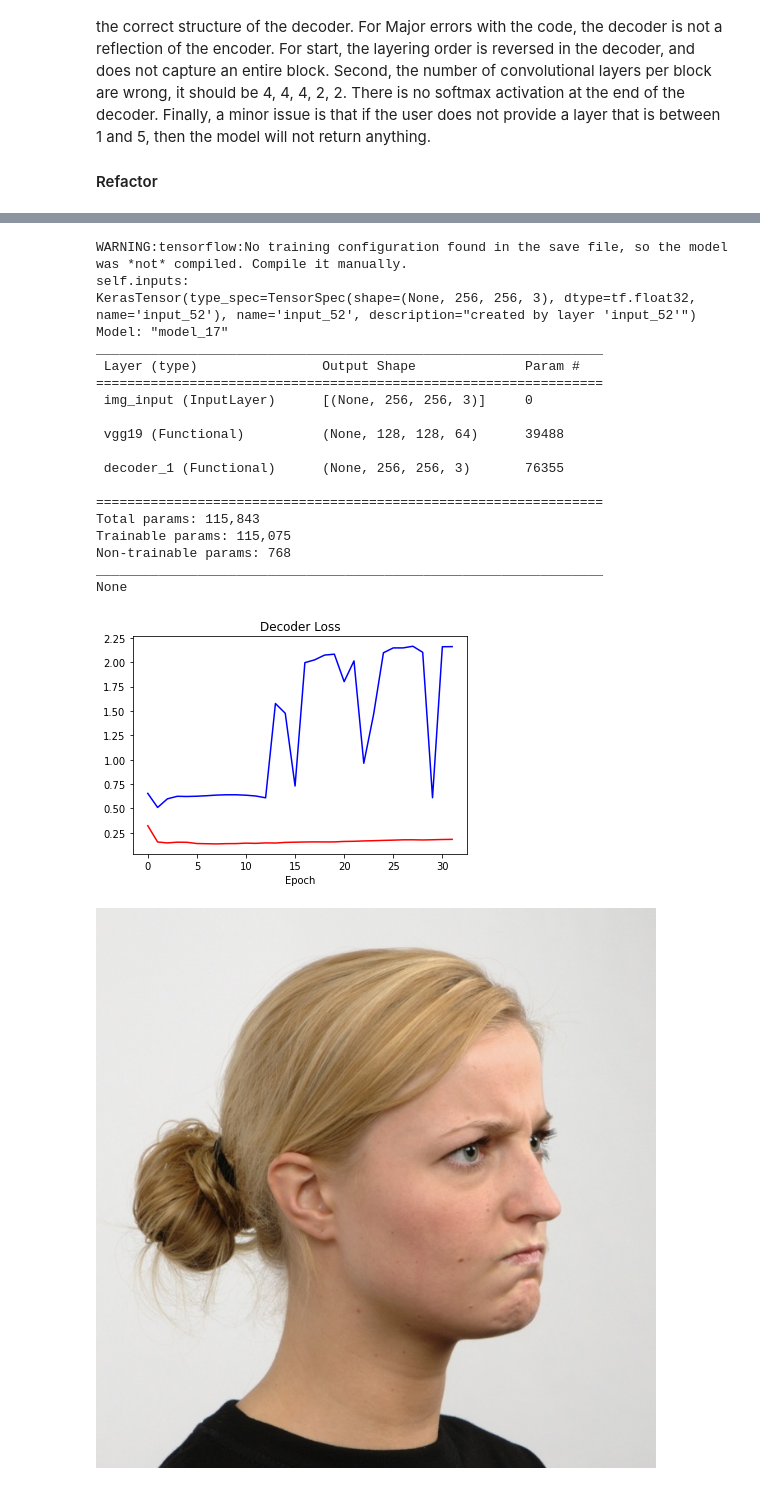
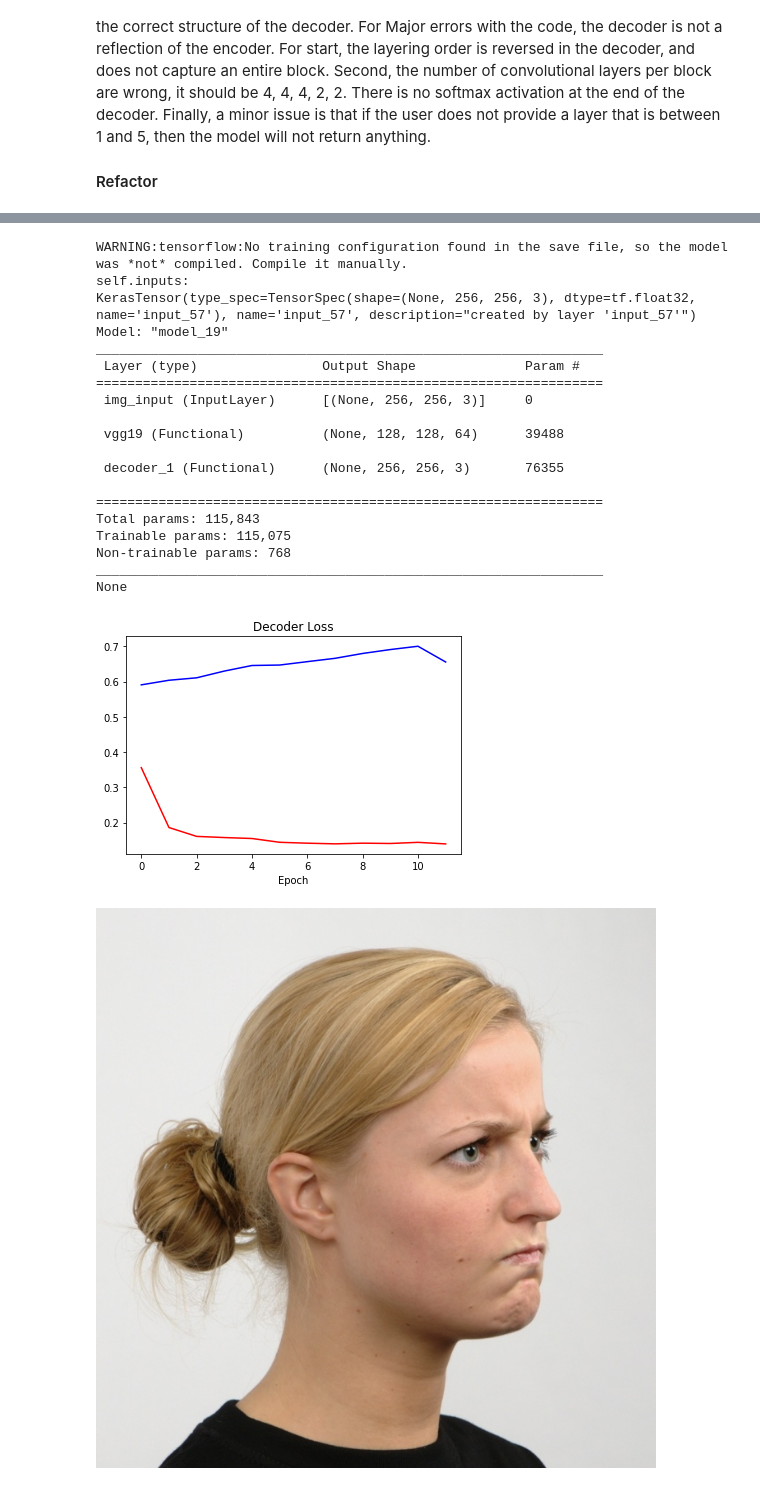
Before and after one commit to LJK150030/ML_NN, a Jupyter notebook: Lab3/Lab3.ipynb, the cells around one changed output, grey strips where cells are left out. Drawn from its saved outputs; the diff is of its cells as text; code cells hidden in the pictures.

Commit message:
layer 1 with 12 epochs

```diff
--- a/Lab3/Lab3.ipynb
+++ b/Lab3/Lab3.ipynb
@@ -333,7 +333,7 @@ IMAGE_PATH = "data/RafD_test"
 #IMAGES_PATH = 'data/RafD_train'
 TARGET_SIZE = (256, 256)
 BATCH_SIZE = 8
-EPOCHS = 32
+EPOCHS = 12
 
 cwd = os.getcwd()
 
@@ -481,7 +481,7 @@ from PIL import Image
 #from model import EncoderDecoder
 
 if EVALUATE:
-    LAYER = 1
+    LAYER = TARGET_LAYER
 
     cwd = os.getcwd()
 
@@ -506,36 +506,36 @@ if EVALUATE:
     input_images = np.expand_dims(original_array, axis=0)
 
     output_img = encoder_decoder.model.predict([input_images])
     #image.array_to_img(output_img[0]).show()
 
     output_full_path = os.path.join(cwd, OUTPUT_IMG_PATH)
     image.save_img(path=output_full_path, x=output_img[0], data_format="channels_last")
     #im = Image.fromarray(output_img)
     #
     #im.save(output_full_path)
 
     encoder_decoder.Plot_History()
 # %% [output]
 WARNING:tensorflow:No training configuration found in the save file, so the model was *not* compiled. Compile it manually.
 self.inputs:
-KerasTensor(type_spec=TensorSpec(shape=(None, 256, 256, 3), dtype=tf.float32, name='input_52'), name='input_52', description="created by layer 'input_52'")
-Model: "model_17"
+KerasTensor(type_spec=TensorSpec(shape=(None, 256, 256, 3), dtype=tf.float32, name='input_57'), name='input_57', description="created by layer 'input_57'")
+Model: "model_19"
 _________________________________________________________________
  Layer (type)                Output Shape              Param #
 =================================================================
  img_input (InputLayer)      [(None, 256, 256, 3)]     0
 
  vgg19 (Functional)          (None, 128, 128, 64)      39488
 
  decoder_1 (Functional)      (None, 256, 256, 3)       76355
 
 =================================================================
 Total params: 115,843
 Trainable params: 115,075
 Non-trainable params: 768
 _________________________________________________________________
 None
-[figure, old version]
+[figure, new version]
 # %%
 Image.open(input_full_path)
 # %% [output]
```
Also changed, not shown: parts of 2 cells of this notebook.
